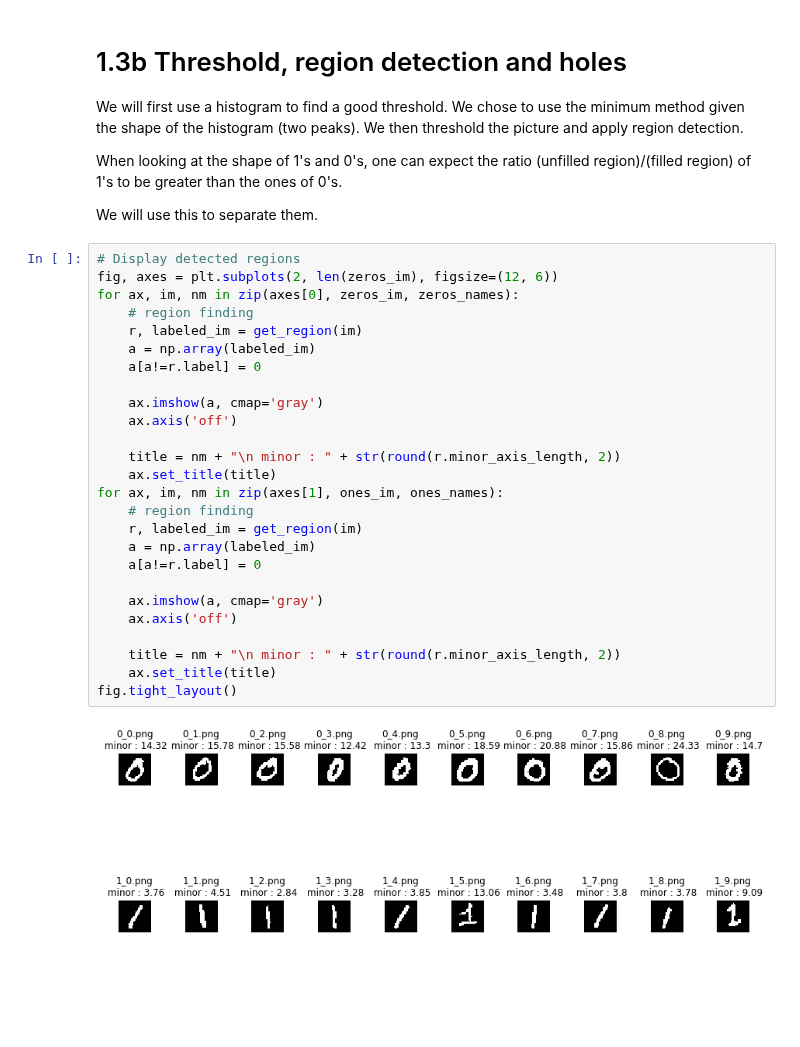
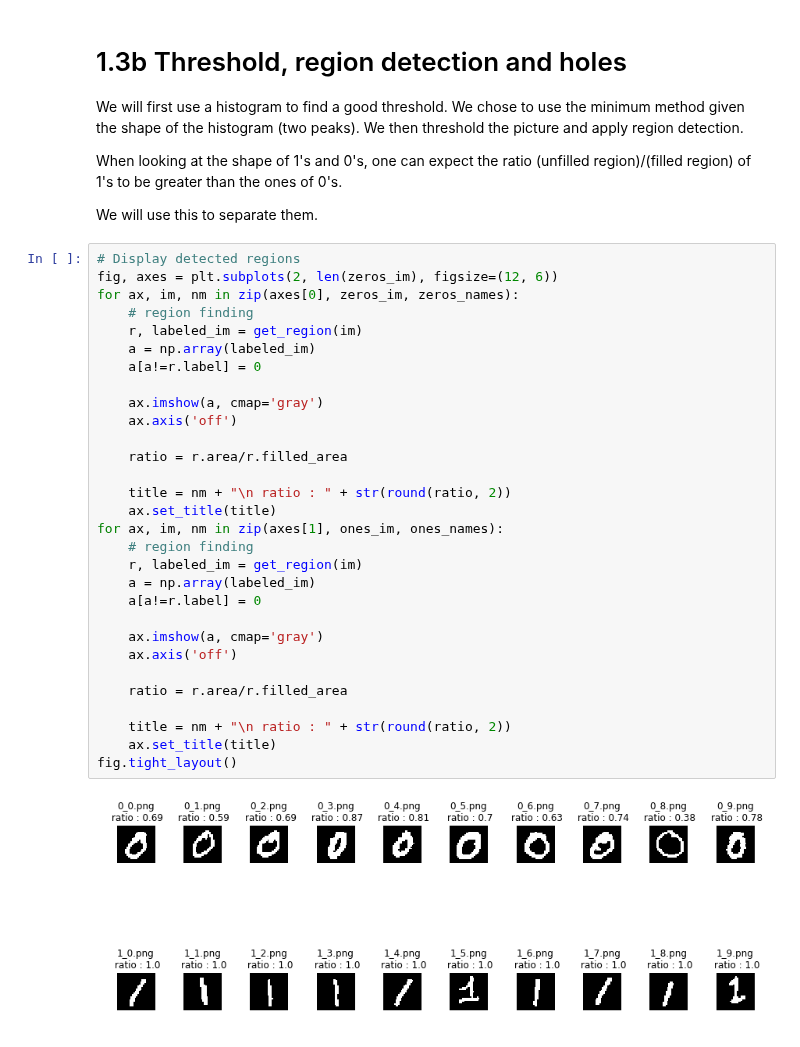
Before and after one commit to LeylaVakilian/PatternRecognition-, a Jupyter notebook: labs/lab_02_object_description.ipynb, the cells around one changed output. Cells and saved outputs as stored; diff of their text form; blank space fills up the shorter version.

```diff
--- a/labs/lab_02_object_description.ipynb
+++ b/labs/lab_02_object_description.ipynb
@@ -439,28 +439,32 @@ We will use this to separate them.
 # %%
 # Display detected regions
 fig, axes = plt.subplots(2, len(zeros_im), figsize=(12, 6))
 for ax, im, nm in zip(axes[0], zeros_im, zeros_names):
     # region finding
     r, labeled_im = get_region(im)
     a = np.array(labeled_im)
     a[a!=r.label] = 0
 
     ax.imshow(a, cmap='gray')
     ax.axis('off')
 
-    title = nm + "\n minor : " + str(round(r.minor_axis_length, 2))
+    ratio = r.area/r.filled_area
+
+    title = nm + "\n ratio : " + str(round(ratio, 2))
     ax.set_title(title)
 for ax, im, nm in zip(axes[1], ones_im, ones_names):
     # region finding
     r, labeled_im = get_region(im)
     a = np.array(labeled_im)
     a[a!=r.label] = 0
 
     ax.imshow(a, cmap='gray')
     ax.axis('off')
 
-    title = nm + "\n minor : " + str(round(r.minor_axis_length, 2))
+    ratio = r.area/r.filled_area
+
+    title = nm + "\n ratio : " + str(round(ratio, 2))
     ax.set_title(title)
 fig.tight_layout()
 # %% [output]
-[figure, old version]
+[figure, new version]
```
Also changed, not shown: parts of 2 cells of this notebook.
